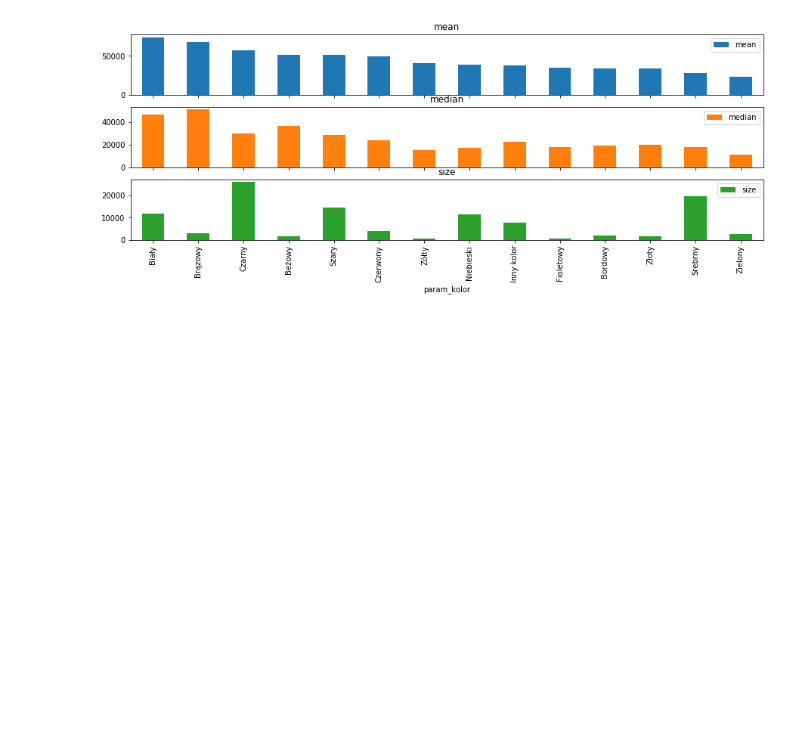
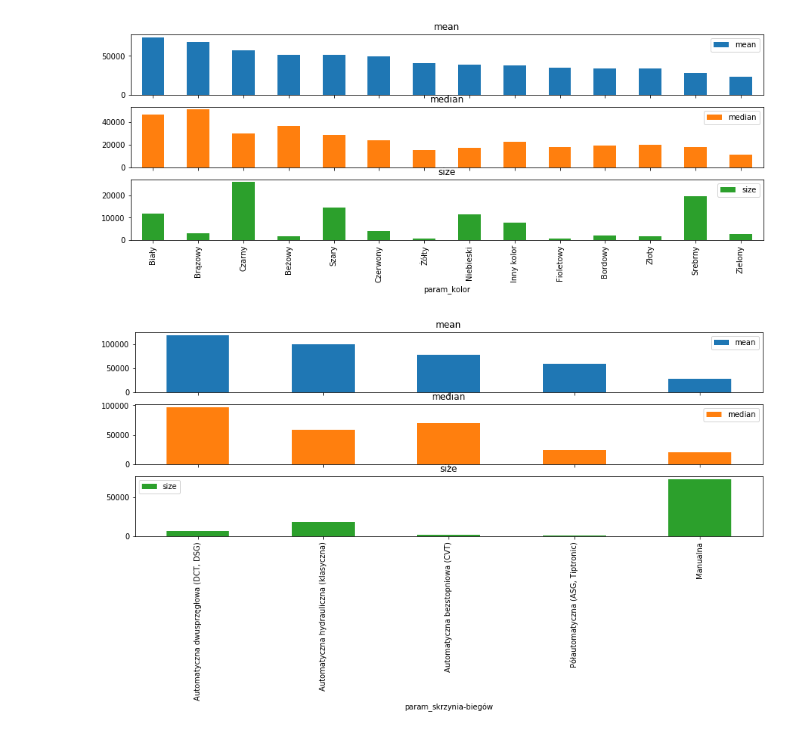
Before and after one commit to MariuszJarosz86/dw_matrix_car, a Jupyter notebook: day2_visualisation.ipynb, the cells around one changed output. Drawn from its saved outputs; the diff is of its cells as text; code cells hidden in the pictures; blank space fills up the shorter version.

Commit message:
add visualisation

```diff
--- a/day2_visualisation.ipynb
+++ b/day2_visualisation.ipynb
@@ -194,3 +194,7 @@ group_and_barplot('param_kraj-pochodzenia', feat_sort='size');
 group_and_barplot('param_kolor',feat_sort='mean');
 # %% [output]
 [figure]
+# %%
+group_and_barplot('param_skrzynia-biegów',feat_sort='mean');
+# %% [output]
+[figure, added]
```
Also changed, not shown: parts of 1 cell of this notebook.
